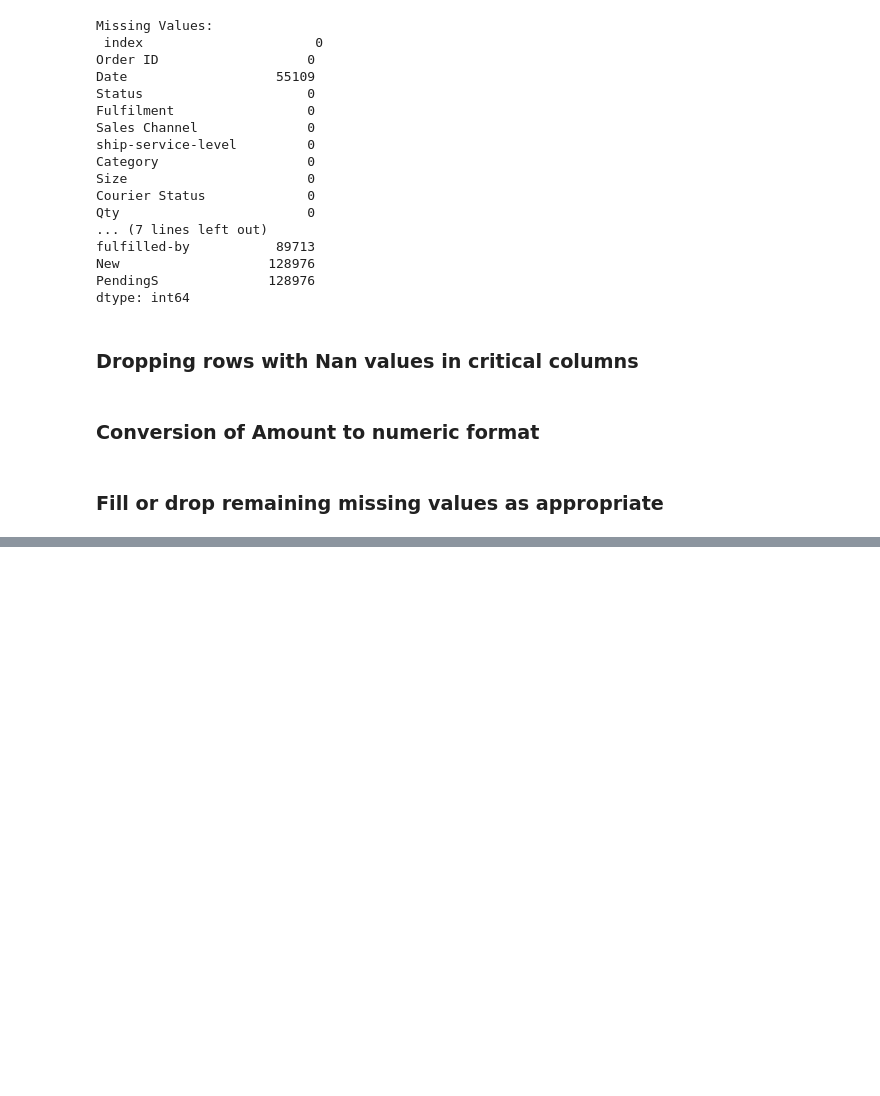
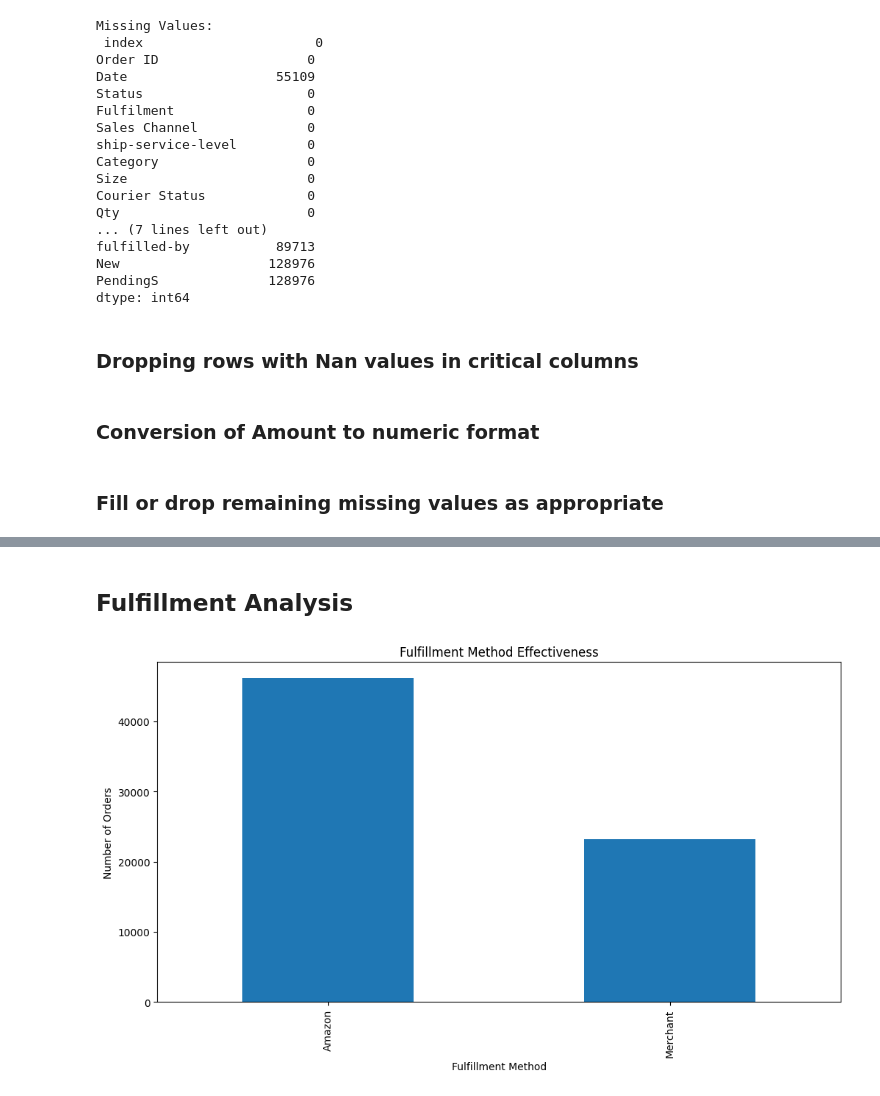
Before and after one commit to rishivasista/Innobytes, a Jupyter notebook: analyse.ipynb, the cells around one changed output, grey strips where cells are left out. Saved outputs shown, nothing was run; the diff lists cells and outputs as text; code cells hidden in the pictures; blank space fills up the shorter version.

```diff
--- a/analyse.ipynb
+++ b/analyse.ipynb
@@ -49,0 +95,15 @@ df.fillna({'fulfilled-by': 'Unknown', 'ship-city': 'Unknown', 'ship-state': 'Unk
+# %% [markdown]
+## Fulfillment Analysis
+# %%
+
+fulfillment_effectiveness = df['Fulfilment'].value_counts()
+
+
+plt.figure(figsize=(12, 6))
+fulfillment_effectiveness.plot(kind='bar')
+plt.title('Fulfillment Method Effectiveness')
+plt.xlabel('Fulfillment Method')
+plt.ylabel('Number of Orders')
+plt.show()
+# %% [output]
+[figure, added]
```
Also changed, not shown: parts of 14 cells of this notebook.
